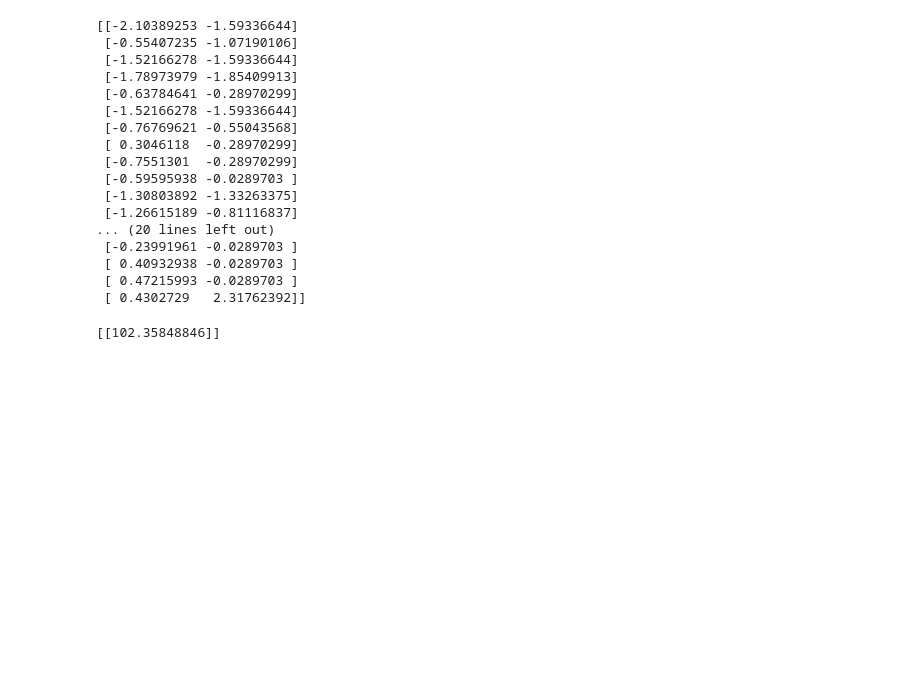
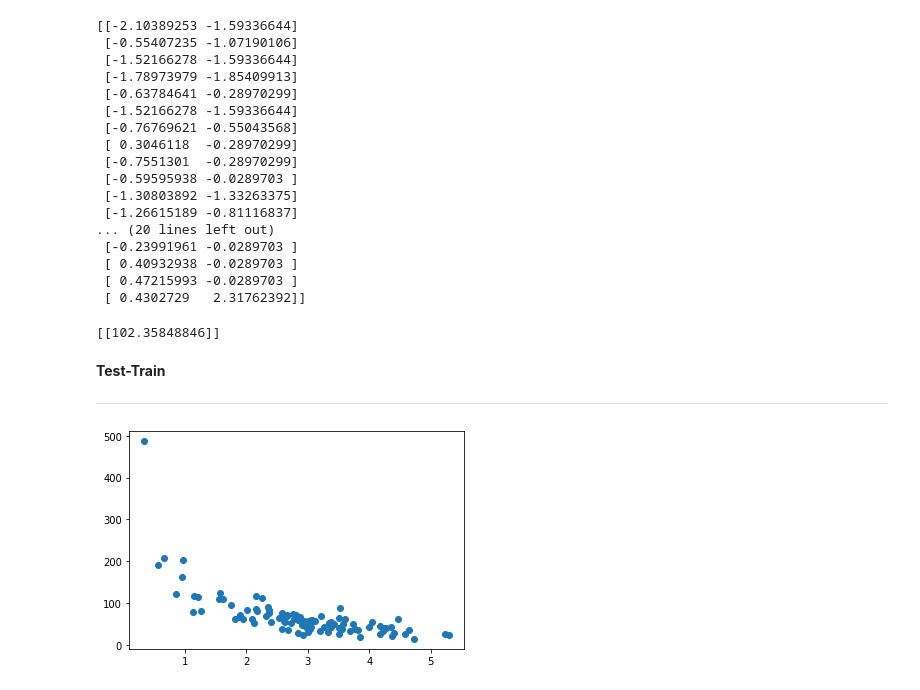
Before and after one commit to mubinui/MachineLearning, a Jupyter notebook: Machine_Learning_C.ipynb, the cells around one changed output. Drawn from its saved outputs; the diff is of its cells as text; code cells hidden in the pictures; blank space fills up the shorter version.

Commit message:
Train test splitting

```diff
--- a/Machine_Learning_C.ipynb
+++ b/Machine_Learning_C.ipynb
@@ -89,3 +89,21 @@ predictedCO2 = regr_1.predict([scaled[0]])
 print(predictedCO2)
 # %% [output]
 [[102.35848846]]
+# %% [markdown]
+**Test-Train**
+
+---
+# %%
+import numpy as np
+import matplotlib.pyplot as plt
+np.random.seed(2)
+
+x = np.random.normal(3,1,100)
+y = np.random.normal(150,40,100)/x
+plt.scatter(x,y)
+plt.show()
+# This scatter chart represents 100 customers and their shopping habit
+# x axis represents the number of minutes before making a purchase
+# y axis represents amount of money spent on the purchase
+# %% [output]
+[figure, added]
```
Also changed, not shown: parts of 5 cells of this notebook.
